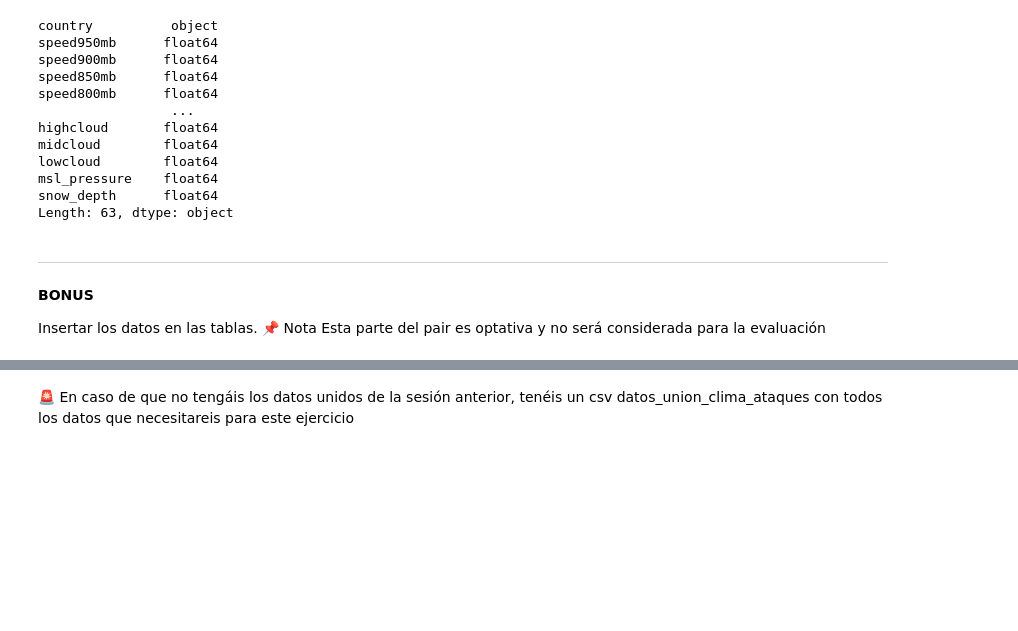
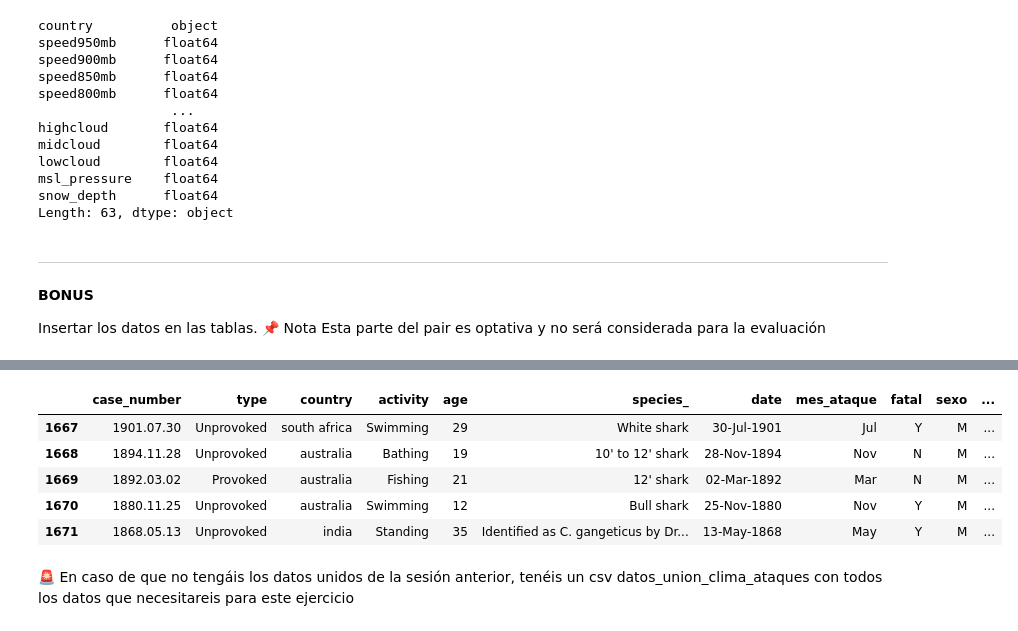
Before and after one commit to Adalab/DA-promo-c-modulo-2-sprint-2-Anahi-Mai, a Jupyter notebook: ETL/pp_ETL_IV.ipynb, the cells around one changed output, grey strips where cells are left out. Saved outputs shown, nothing was run; the diff lists cells and outputs as text; code cells hidden in the pictures; blank space fills up the shorter version.

```diff
--- a/ETL/pp_ETL_IV.ipynb
+++ b/ETL/pp_ETL_IV.ipynb
@@ -277,0 +311,9 @@ Insertar los datos en las tablas.
+# %%
+df_attacks.tail()
+# %% [output]
+|  | case_number | type | country | activity | age | species_ | date | mes_ataque | fatal | sexo | ... |
+| 1667 | 1901.07.30 | Unprovoked | south africa | Swimming | 29 | White shark | 30-Jul-1901 | Jul | Y | M | ... |
+| 1668 | 1894.11.28 | Unprovoked | australia | Bathing | 19 | 10' to 12' shark | 28-Nov-1894 | Nov | N | M | ... |
+| 1669 | 1892.03.02 | Provoked | australia | Fishing | 21 | 12' shark | 02-Mar-1892 | Mar | N | M | ... |
+| 1670 | 1880.11.25 | Unprovoked | australia | Swimming | 12 | Bull shark | 25-Nov-1880 | Nov | Y | M | ... |
+| 1671 | 1868.05.13 | Unprovoked | india | Standing | 35 | Identified as C. gangeticus by Dr... | 13-May-1868 | May | Y | M | ... |
```
Also changed, not shown: parts of 3 cells of this notebook.
